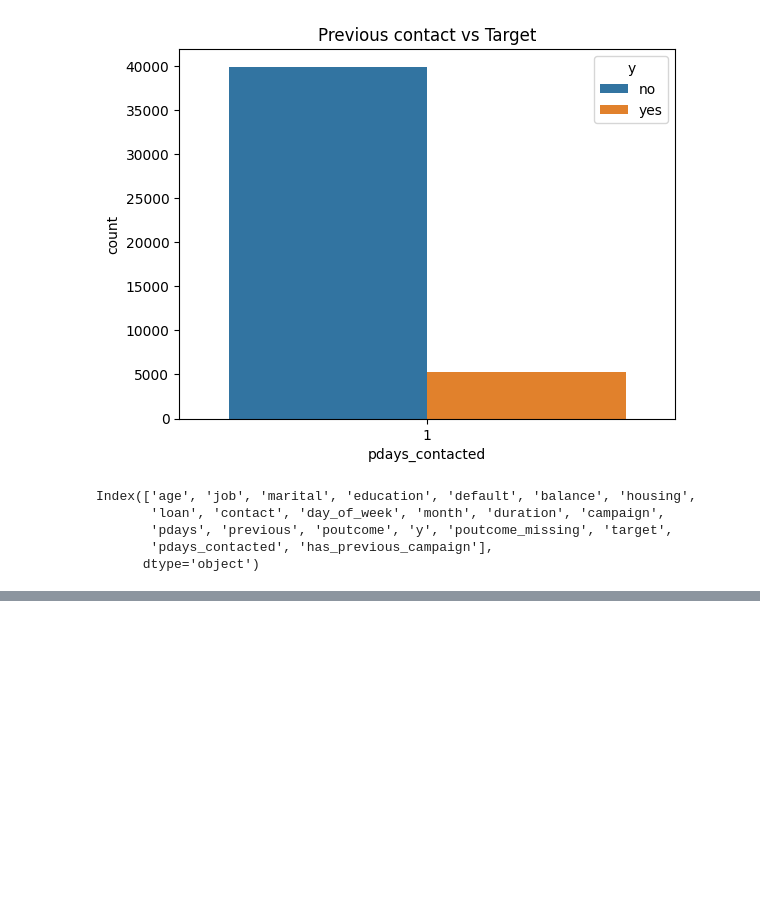
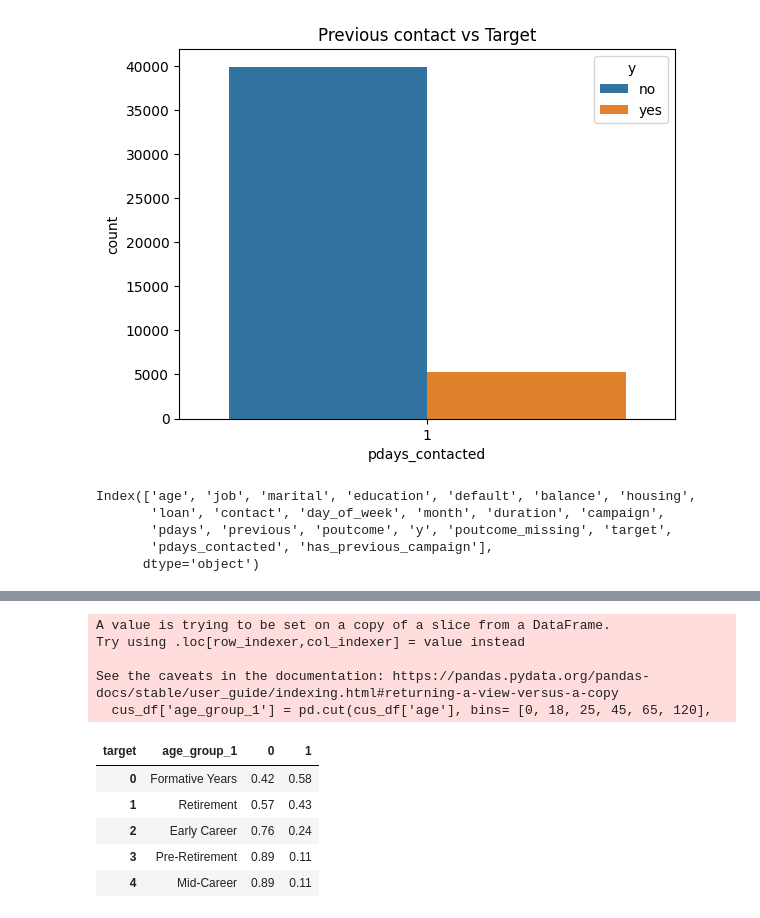
Before and after one commit to NguyenPhanNhatLan/DM, a Jupyter notebook: notebooks/eda.ipynb, the cells around one changed output, grey strips where cells are left out. Cells and saved outputs as stored; diff of their text form; code cells hidden in the pictures; blank space fills up the shorter version.

```diff
--- a/notebooks/eda.ipynb
+++ b/notebooks/eda.ipynb
@@ -353,0 +406,19 @@ Index(['age', 'job', 'marital', 'education', 'default', 'balance', 'housing',
+# %%
+
+pct_age = pd.crosstab(cus_df['age_group_1'], cus_df['target'],
+                      normalize='index').sort_values(by= 1, ascending=False).round(2)
+pct_age = pd.DataFrame(pct_age.reset_index())
+
+pct_age
+# %% [output]
+A value is trying to be set on a copy of a slice from a DataFrame.
+Try using .loc[row_indexer,col_indexer] = value instead
+
+See the caveats in the documentation: https://pandas.pydata.org/pandas-docs/stable/user_guide/indexing.html#returning-a-view-versus-a-copy
+  cus_df['age_group_1'] = pd.cut(cus_df['age'], bins= [0, 18, 25, 45, 65, 120],
+| target | age_group_1 | 0 | 1 |
+| 0 | Formative Years | 0.42 | 0.58 |
+| 1 | Retirement | 0.57 | 0.43 |
+| 2 | Early Career | 0.76 | 0.24 |
+| 3 | Pre-Retirement | 0.89 | 0.11 |
+| 4 | Mid-Career | 0.89 | 0.11 |
```
Also changed, not shown: parts of 17 cells of this notebook.
